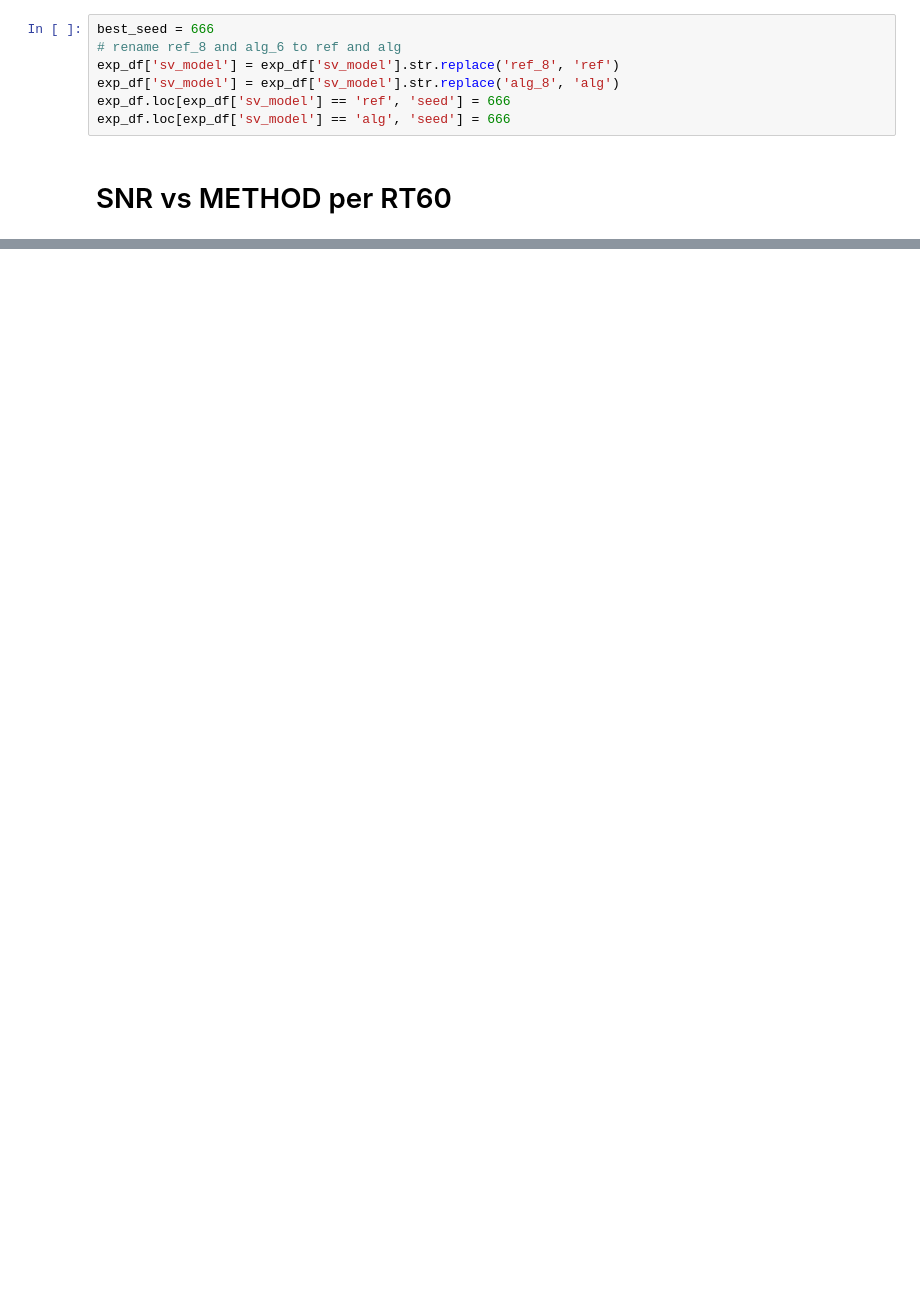
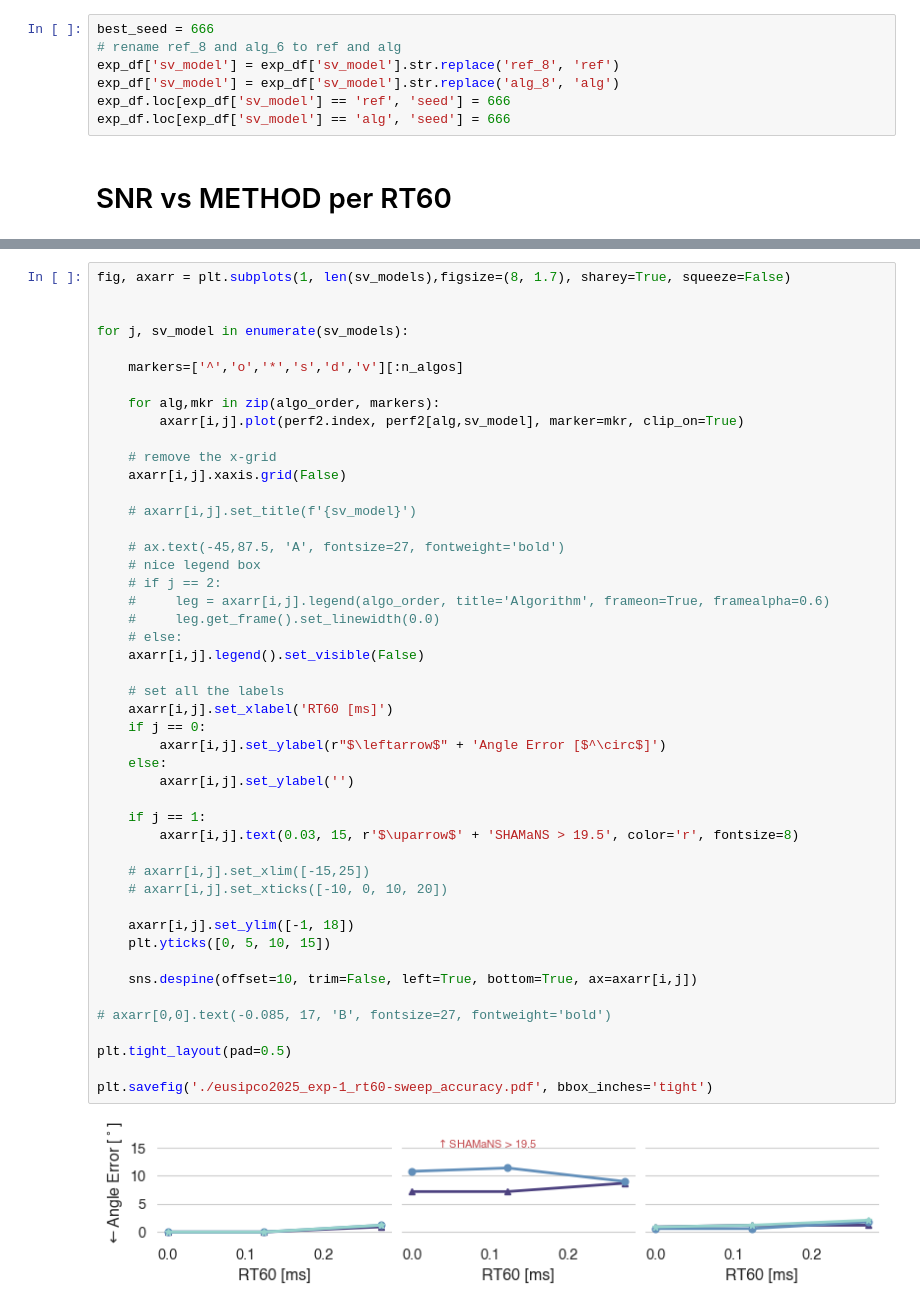
Before and after one commit to Chutlhu/shamans, a Jupyter notebook: analysize_results_exp1.ipynb, the cells around one changed output, grey strips where cells are left out. Saved outputs shown, nothing was run; the diff lists cells and outputs as text; blank space fills up the shorter version.

```diff
--- a/analysize_results_exp1.ipynb
+++ b/analysize_results_exp1.ipynb
@@ -134,0 +313,49 @@ noise_type: alpha-0.8, duration: 1, rt60: 0.0
+# %%
+fig, axarr = plt.subplots(1, len(sv_models),figsize=(8, 1.7), sharey=True, squeeze=False)
+
+
+for j, sv_model in enumerate(sv_models):
+
+    markers=['^','o','*','s','d','v'][:n_algos]
+
+    for alg,mkr in zip(algo_order, markers):
+        axarr[i,j].plot(perf2.index, perf2[alg,sv_model], marker=mkr, clip_on=True)
+
+    # remove the x-grid
+    axarr[i,j].xaxis.grid(False)
+
+    # axarr[i,j].set_title(f'{sv_model}')
+
+    # ax.text(-45,87.5, 'A', fontsize=27, fontweight='bold')
+    # nice legend box
+    # if j == 2:
+    #     leg = axarr[i,j].legend(algo_order, title='Algorithm', frameon=True, framealpha=0.6)
+    #     leg.get_frame().set_linewidth(0.0)
+    # else:
+    axarr[i,j].legend().set_visible(False)
+
+    # set all the labels
+    axarr[i,j].set_xlabel('RT60 [ms]')
+    if j == 0:
+        axarr[i,j].set_ylabel(r"$\leftarrow$" + 'Angle Error [$^\circ$]')
+    else:
+        axarr[i,j].set_ylabel('')
+
+    if j == 1:
+        axarr[i,j].text(0.03, 15, r'$\uparrow$' + 'SHAMaNS > 19.5', color='r', fontsize=8)
+
+    # axarr[i,j].set_xlim([-15,25])
+    # axarr[i,j].set_xticks([-10, 0, 10, 20])
+
+    axarr[i,j].set_ylim([-1, 18])
+    plt.yticks([0, 5, 10, 15])
+
+    sns.despine(offset=10, trim=False, left=True, bottom=True, ax=axarr[i,j])
+
+# axarr[0,0].text(-0.085, 17, 'B', fontsize=27, fontweight='bold')
+
+plt.tight_layout(pad=0.5)
+
+plt.savefig('./eusipco2025_exp-1_rt60-sweep_accuracy.pdf', bbox_inches='tight')
+# %% [output]
+[figure, added]
```
Also changed, not shown: parts of 11 cells of this notebook, 19 other files.
